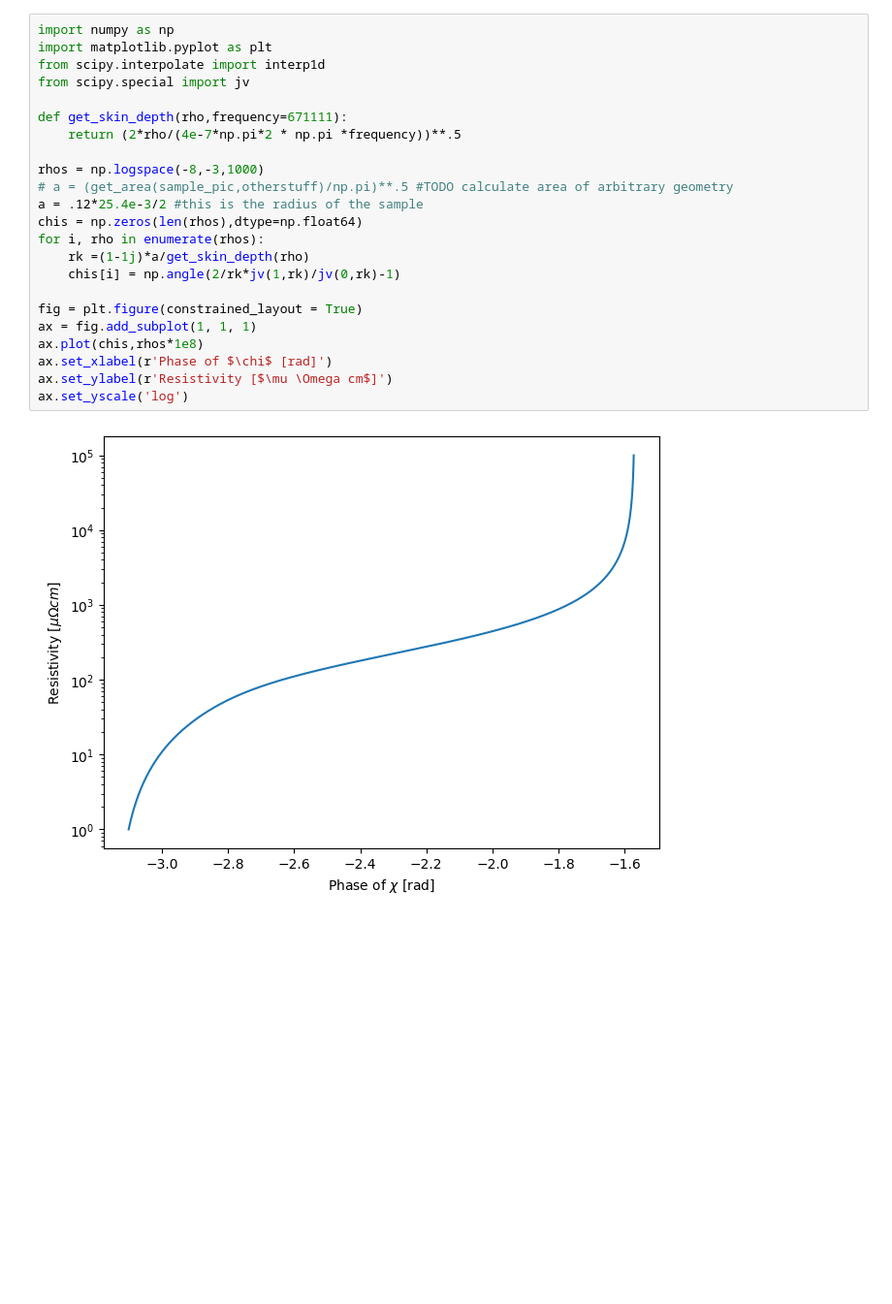
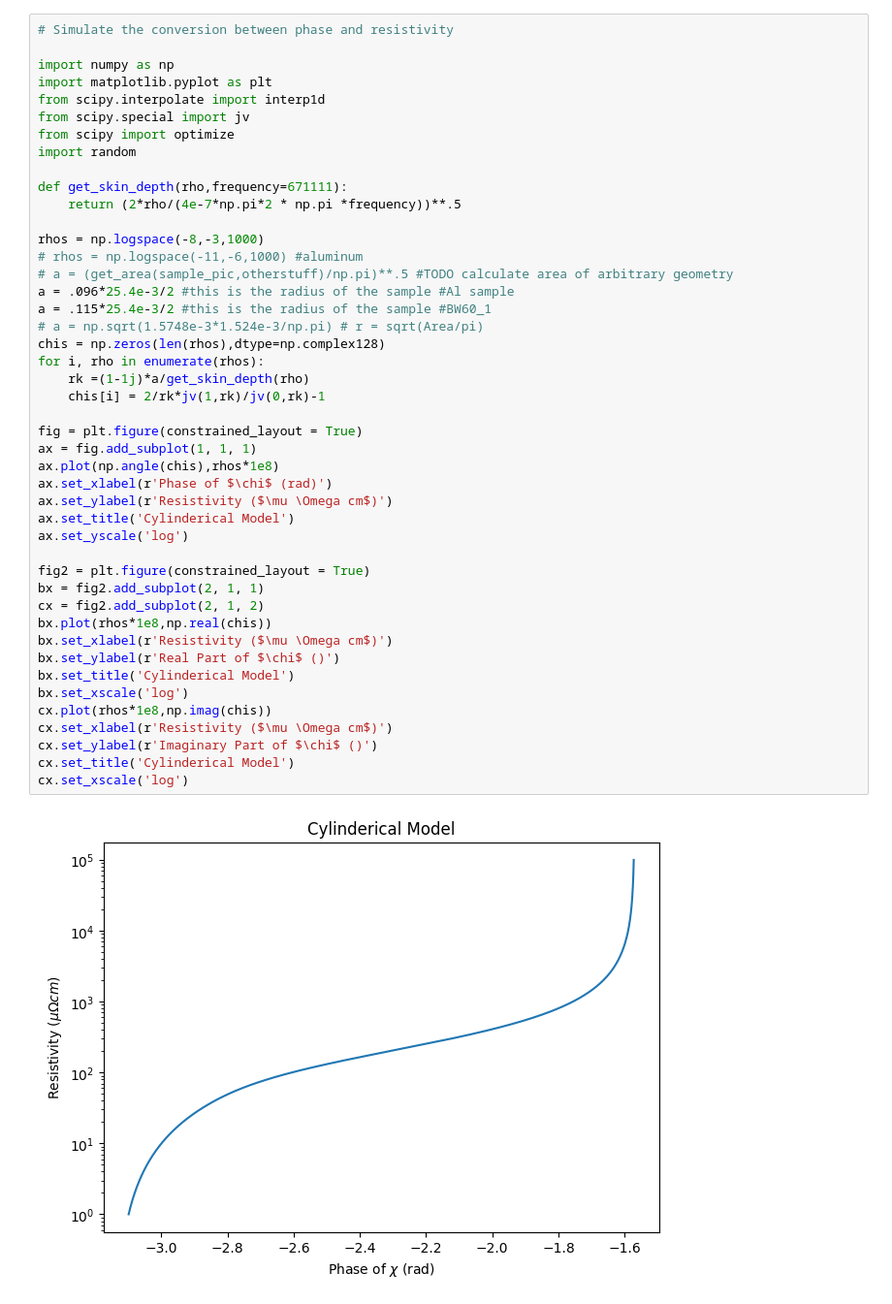
Before and after one commit to wendl198/ContactlessProbe, a Jupyter notebook: AnalysisStuff/PhasePredict.ipynb, the cells around one changed output. Shown: that part at 97% size. Drawn from its saved outputs; the diff is of its cells as text; blank space fills up the shorter version.

```diff
--- a/AnalysisStuff/PhasePredict.ipynb
+++ b/AnalysisStuff/PhasePredict.ipynb
@@ -1,25 +1,47 @@
 # %%
+# Simulate the conversion between phase and resistivity
+
 import numpy as np
 import matplotlib.pyplot as plt
 from scipy.interpolate import interp1d
 from scipy.special import jv
+from scipy import optimize
+import random
 
 def get_skin_depth(rho,frequency=671111):
     return (2*rho/(4e-7*np.pi*2 * np.pi *frequency))**.5
 
 rhos = np.logspace(-8,-3,1000)
+# rhos = np.logspace(-11,-6,1000) #aluminum
 # a = (get_area(sample_pic,otherstuff)/np.pi)**.5 #TODO calculate area of arbitrary geometry
-a = .12*25.4e-3/2 #this is the radius of the sample
-chis = np.zeros(len(rhos),dtype=np.float64)
+a = .096*25.4e-3/2 #this is the radius of the sample #Al sample
+a = .115*25.4e-3/2 #this is the radius of the sample #BW60_1
+# a = np.sqrt(1.5748e-3*1.524e-3/np.pi) # r = sqrt(Area/pi)
+chis = np.zeros(len(rhos),dtype=np.complex128)
 for i, rho in enumerate(rhos):
     rk =(1-1j)*a/get_skin_depth(rho)
-    chis[i] = np.angle(2/rk*jv(1,rk)/jv(0,rk)-1)
+    chis[i] = 2/rk*jv(1,rk)/jv(0,rk)-1
 
 fig = plt.figure(constrained_layout = True)
 ax = fig.add_subplot(1, 1, 1)
-ax.plot(chis,rhos*1e8)
-ax.set_xlabel(r'Phase of $\chi$ [rad]')
-ax.set_ylabel(r'Resistivity [$\mu \Omega cm$]')
+ax.plot(np.angle(chis),rhos*1e8)
+ax.set_xlabel(r'Phase of $\chi$ (rad)')
+ax.set_ylabel(r'Resistivity ($\mu \Omega cm$)')
+ax.set_title('Cylinderical Model')
 ax.set_yscale('log')
+
+fig2 = plt.figure(constrained_layout = True)
+bx = fig2.add_subplot(2, 1, 1)
+cx = fig2.add_subplot(2, 1, 2)
+bx.plot(rhos*1e8,np.real(chis))
+bx.set_xlabel(r'Resistivity ($\mu \Omega cm$)')
+bx.set_ylabel(r'Real Part of $\chi$ ()')
+bx.set_title('Cylinderical Model')
+bx.set_xscale('log')
+cx.plot(rhos*1e8,np.imag(chis))
+cx.set_xlabel(r'Resistivity ($\mu \Omega cm$)')
+cx.set_ylabel(r'Imaginary Part of $\chi$ ()')
+cx.set_title('Cylinderical Model')
+cx.set_xscale('log')
 # %% [output]
-[figure, old version]
+[figure, new version]
```
Also changed, not shown: parts of 7 cells of this notebook, 7 other files.
